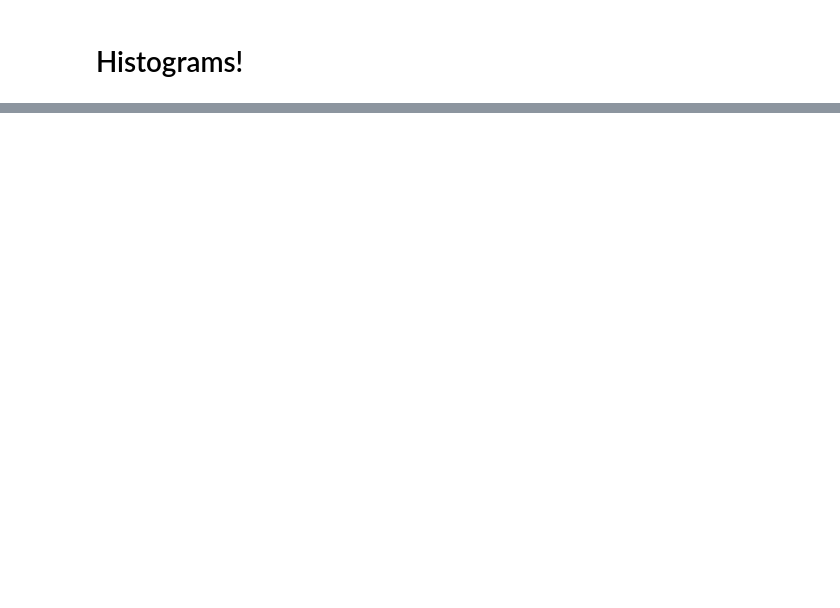
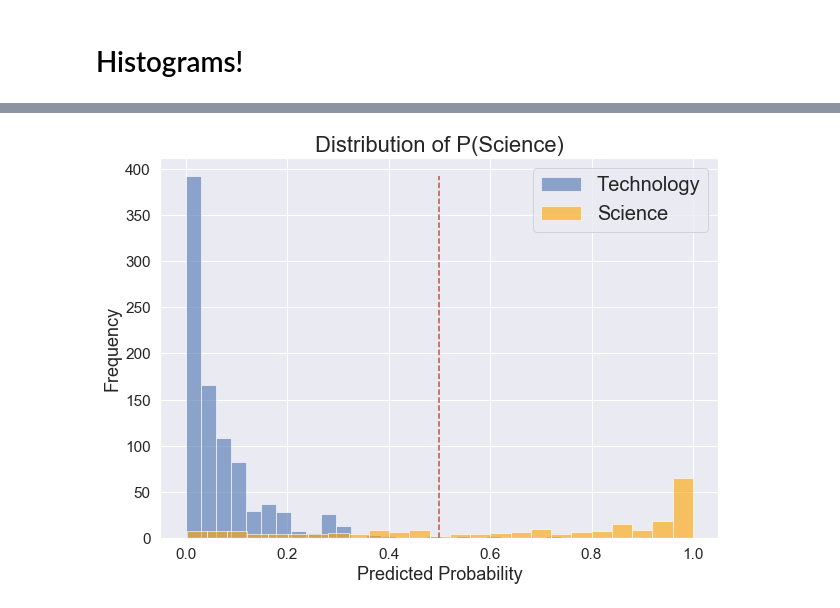
Before and after one commit to datapointchris/reddit-nlp, a Jupyter notebook: code/ds_workflow.ipynb, the cells around one changed output, grey strips where cells are left out. Cells and saved outputs as stored; diff of their text form; code cells hidden in the pictures; blank space fills up the shorter version.

```diff
--- a/code/ds_workflow.ipynb
+++ b/code/ds_workflow.ipynb
@@ -659,32 +659,34 @@ plt.xlabel('Predicted Probability that Outcome = 1', fontsize=18);
 # Create figure.
 plt.figure(figsize = (10,7))
 
 # Create two histograms of observations.
-hst0 = plt.hist(lr_probs[y_test == 0],
+hst0 = plt.hist(probs[y_test == 0],
          bins=25,
          color='b',
          alpha = 0.6,
          label='Technology',)
 
-hst1 = plt.hist(lr_probs[y_test == 1],
+hst1 = plt.hist(probs[y_test == 1],
          bins=25,
          color='orange',
          alpha = 0.6,
          label='Science')
 
 # Add vertical line at P(Outcome = 1) = 0.5.
 plt.vlines(x=0.5,
            ymin = 0,
            ymax = max(hst1[0].max(), hst0[0].max()), # Max of the two highest respective hist values
            color='r',
            linestyle = '--')
 
 # Label axes.
 plt.title('Distribution of P(Science)', fontsize=22)
 plt.ylabel('Frequency', fontsize=18)
 plt.xlabel('Predicted Probability', fontsize=18)
 
 # Create legend.
 plt.legend(fontsize=20);
 
 # Thanks to Matt Brems for the colorful graphs! :)
+# %% [output]
+[figure, added]
```
Also changed, not shown: parts of 11 cells of this notebook.
